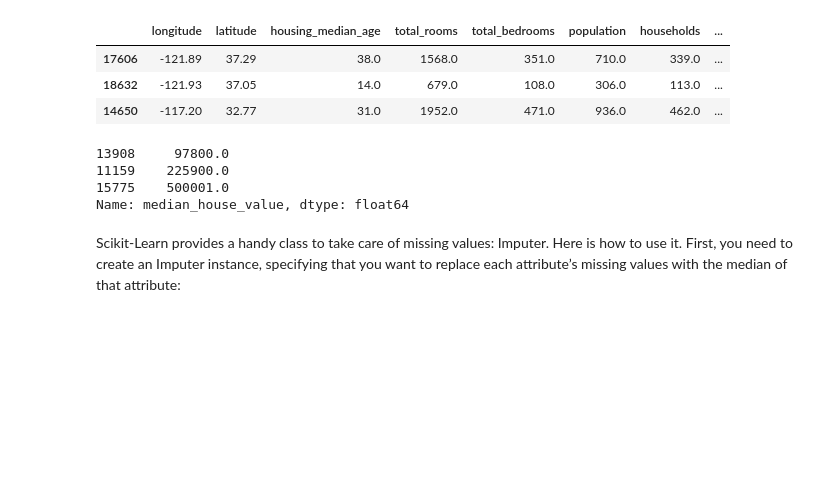
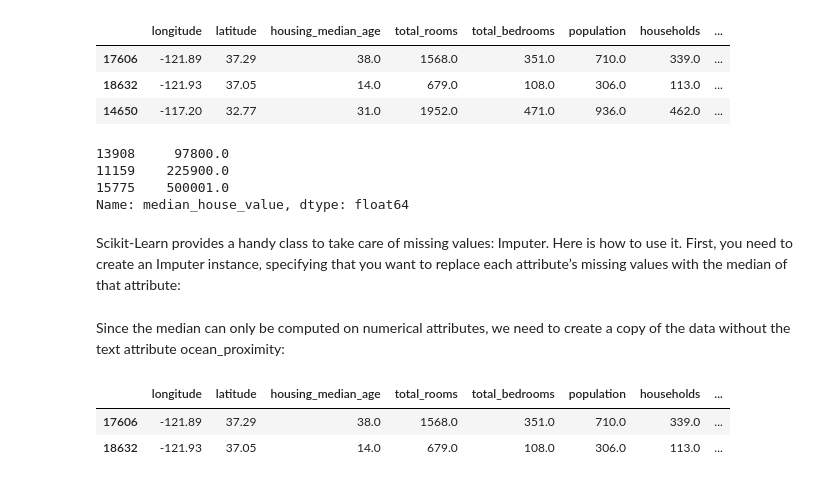
Before and after one commit to vijaypatha/TensorFlow, a Jupyter notebook: Cali_Housing/Regression_ML_Housing.ipynb, the cells around one changed output. Cells and saved outputs as stored; diff of their text form; code cells hidden in the pictures; blank space fills up the shorter version.

```diff
--- a/Cali_Housing/Regression_ML_Housing.ipynb
+++ b/Cali_Housing/Regression_ML_Housing.ipynb
@@ -320,0 +324,11 @@ to replace each attribute’s missing values with the median of that attribute:
+# %% [markdown]
+Since the median can only be computed on numerical attributes, we need to create a
+copy of the data without the text attribute ocean_proximity:
+# %%
+housing_num = housing.drop("ocean_proximity", axis=1)
+# %%
+housing_num.head(2)
+# %% [output]
+|  | longitude | latitude | housing_median_age | total_rooms | total_bedrooms | population | households | ... |
+| 17606 | -121.89 | 37.29 | 38.0 | 1568.0 | 351.0 | 710.0 | 339.0 | ... |
+| 18632 | -121.93 | 37.05 | 14.0 | 679.0 | 108.0 | 306.0 | 113.0 | ... |
```
Also changed, not shown: parts of 8 cells of this notebook.
